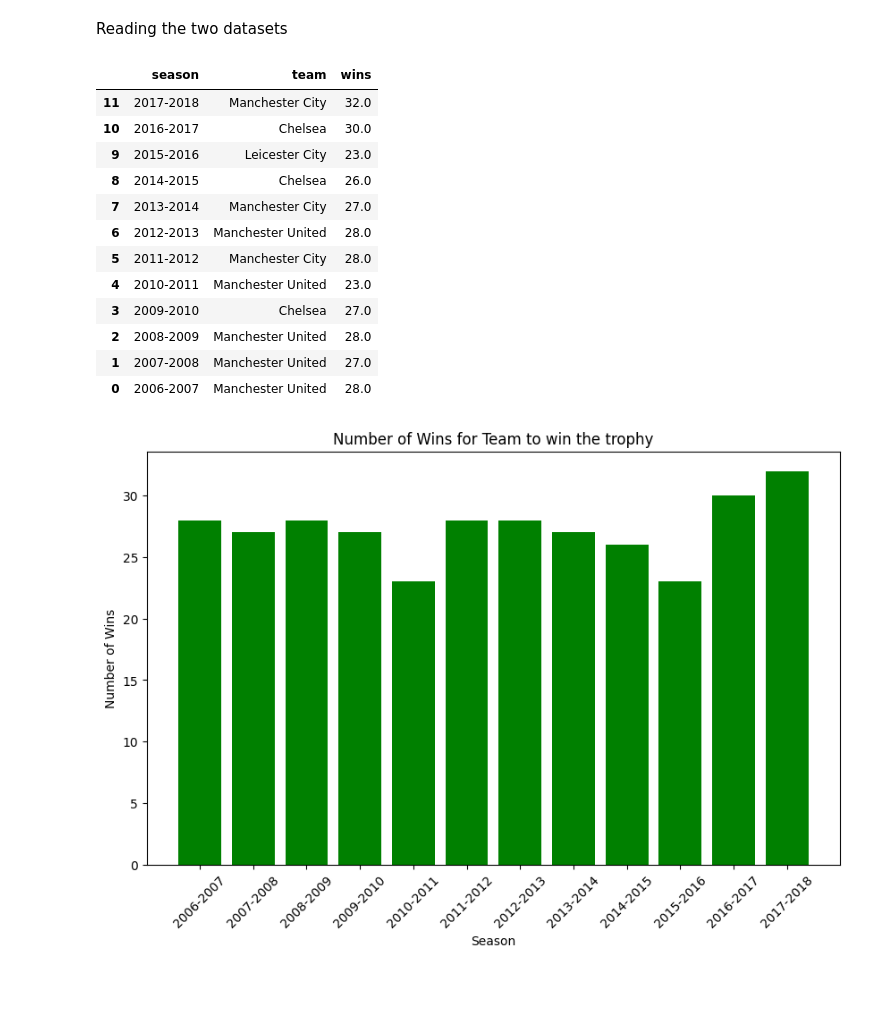
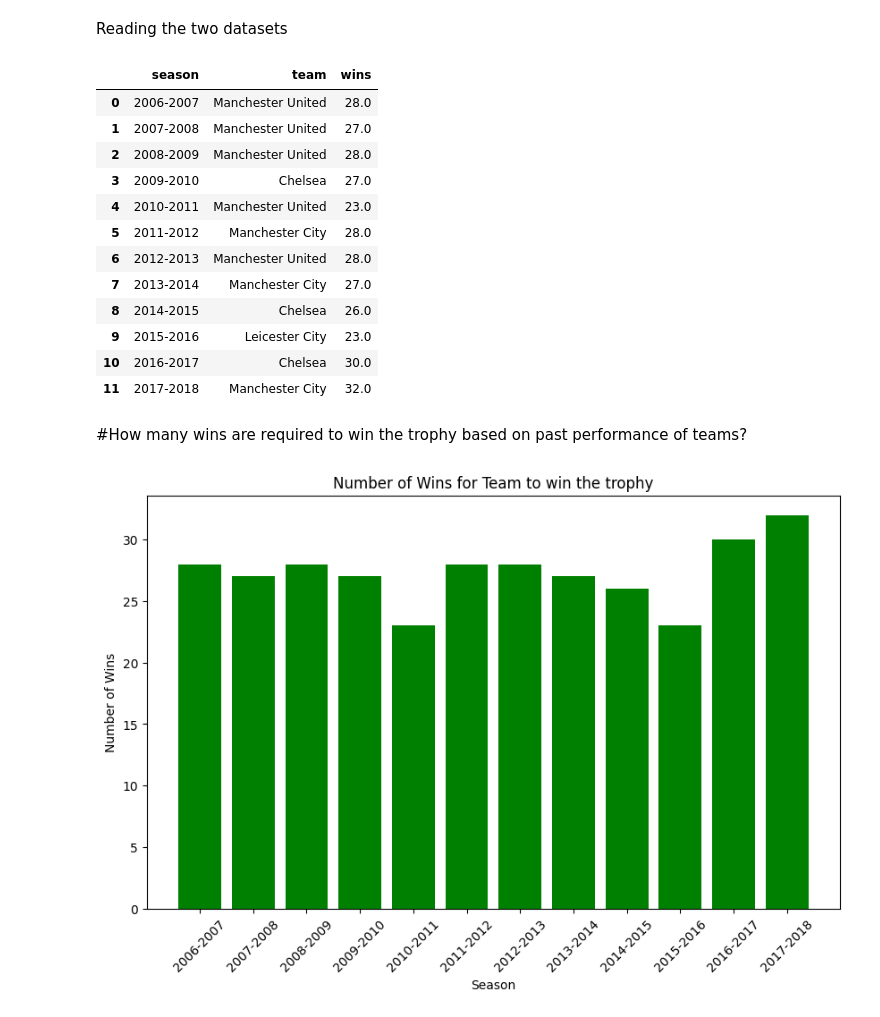
Before and after one commit to addu2612/Premier_League_Analysis, a Jupyter notebook: Mini_Project_Python.ipynb, the cells around one changed output. Saved outputs shown, nothing was run; the diff lists cells and outputs as text; code cells hidden in the pictures; blank space fills up the shorter version.

```diff
--- a/Mini_Project_Python.ipynb
+++ b/Mini_Project_Python.ipynb
@@ -18,27 +18,29 @@ stats=pd.read_csv("/content/drive/MyDrive/Practice_datasets/PL/stats.csv")
 # %%
 stats_copy = stats.copy()
 
 stats_copy.set_index('team',inplace=True)
 season=stats_copy.groupby(['season']).wins.nlargest(1)
 season=pd.DataFrame(season)
 season.reset_index(drop=False,inplace=True)
 
 season.set_index('wins',inplace=False)
-season.sort_index(ascending=False)
+season.sort_index(ascending=True)
 # %% [output]
 |  | season | team | wins |
+| 0 | 2006-2007 | Manchester United | 28.0 |
+| 1 | 2007-2008 | Manchester United | 27.0 |
+| 2 | 2008-2009 | Manchester United | 28.0 |
+| 3 | 2009-2010 | Chelsea | 27.0 |
+| 4 | 2010-2011 | Manchester United | 23.0 |
+| 5 | 2011-2012 | Manchester City | 28.0 |
+| 6 | 2012-2013 | Manchester United | 28.0 |
+| 7 | 2013-2014 | Manchester City | 27.0 |
+| 8 | 2014-2015 | Chelsea | 26.0 |
+| 9 | 2015-2016 | Leicester City | 23.0 |
+| 10 | 2016-2017 | Chelsea | 30.0 |
 | 11 | 2017-2018 | Manchester City | 32.0 |
-| 10 | 2016-2017 | Chelsea | 30.0 |
-| 9 | 2015-2016 | Leicester City | 23.0 |
-| 8 | 2014-2015 | Chelsea | 26.0 |
-| 7 | 2013-2014 | Manchester City | 27.0 |
-| 6 | 2012-2013 | Manchester United | 28.0 |
-| 5 | 2011-2012 | Manchester City | 28.0 |
-| 4 | 2010-2011 | Manchester United | 23.0 |
-| 3 | 2009-2010 | Chelsea | 27.0 |
-| 2 | 2008-2009 | Manchester United | 28.0 |
-| 1 | 2007-2008 | Manchester United | 27.0 |
-| 0 | 2006-2007 | Manchester United | 28.0 |
+# %% [markdown]
+#How many wins are required to win the trophy based on past performance of teams?
 # %%
 plt.figure(figsize=(10, 6))
 plt.bar(season['season'], season['wins'], color='green')
```
Also changed, not shown: parts of 18 cells of this notebook.
